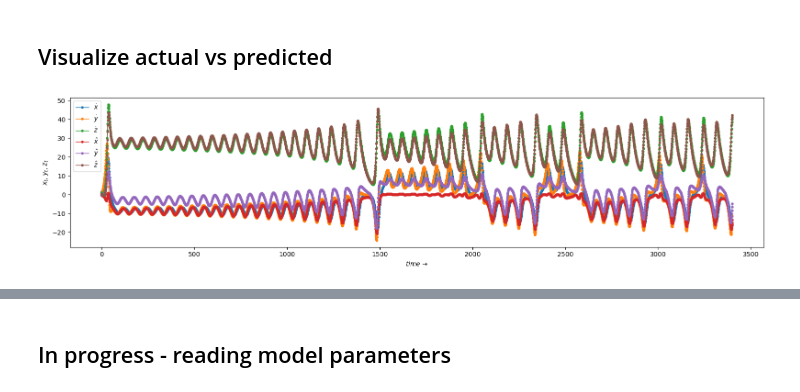
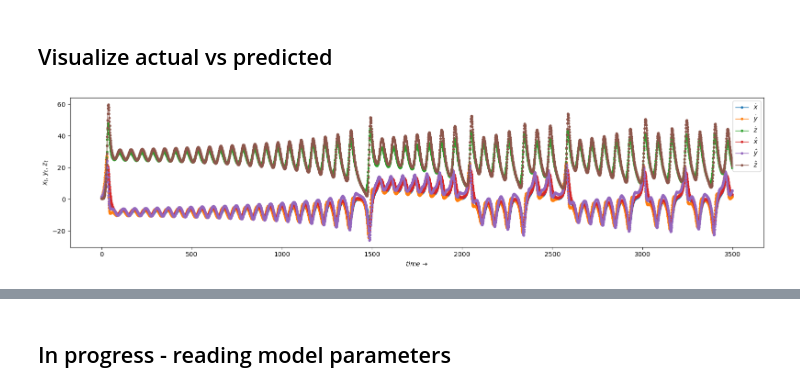
Before and after one commit to bartmarseille/iterate-torch-metal, a Jupyter notebook: iterate-lorentz-torch-meta.ipynb, the cells around one changed output, grey strips where cells are left out. Saved outputs shown, nothing was run; the diff lists cells and outputs as text; code cells hidden in the pictures.

```diff
--- a/iterate-lorentz-torch-meta.ipynb
+++ b/iterate-lorentz-torch-meta.ipynb
@@ -34,7 +34,7 @@ $$ \frac{dz}{dt} = x y - \beta z $$
 
 For his famous depiction of chaos, Lorenz used the values sigma = 10, beta = 8/3 and rho = 28. With these parameter values, the system exhibits deterministic chaos. It has a strange attractor with a fractal structure.
 # %%
-P = {'sigma': 10, 'beta': 8/3, 'rho': 28, 'dt': 0.01, 'n': 40}
+P = {'sigma': 10, 'beta': 8/3, 'rho': 28, 'dt': 0.01, 'n': 4000}
 V = [1.5, 0.6, 0.7]
 
 T = ode_utils.iterate(ode_utils.lorentz_ode, V, **P)
@@ -192,21 +160,21 @@ config = SimpleNamespace(
     # train model
     num_experiments=1,
     model_name="Model3N3",
-    num_hidden_units=8,
+    num_hidden_units=16,
 
     # train regime
     batch_size=256,
-    epochs=350,
+    epochs=50,
 
     # train data
     dataset="lorentz ode",
     map_name="lorentz_ode",
     parameters = {'sigma': 10, 'beta': 8/3, 'rho': 28, 'dt': 0.01},
-    num_samples = 400*256,
+    num_samples = 40*256,
 
     optimizer="Adam",
-    learning_rate=6e-2,
-    weight_decay=1e-8,
+    learning_rate=2e-2,
+    weight_decay=1e-6,
 
     # device
     device="mps",
@@ -218,7 +186,7 @@ config = SimpleNamespace(
 )
 
 device  = torch_utils.get_device()
-model, epoch_time, train_loss, train_accuracy = train(config, device, Tmin, Tmax)
+model, epoch_time, train_loss, train_accuracy = train(config, device)
 # %% [output]
 pytorch using device: mps
 # %% [markdown]
@@ -242,26 +208,28 @@ plt.show()
 # %%
 P = config.parameters
 x0 = [1.5, 0.6, 0.7]
 
-Y_dot = ode_utils.iterate(ode_utils.lorentz_ode, x0, n=35, **P)
+X = ode_utils.iterate(ode_utils.lorentz_ode, x0, n=3501, **P)
+Y_dot = X[1:,:]
+X = X[:-1,:]
 
-X_torch = torch.tensor(Y_dot, dtype=torch.float32).to(config.device)
+X_torch = torch.tensor(X, dtype=torch.float32).to(config.device)
 Y_hat = model(X_torch)
 Y_hat = Y_hat.cpu().detach().numpy()
 
 fig, ax1 = plt.subplots(1, 1, figsize=(16, 4))  #, gridspec_kw={'width_ratios': [3, 1]}, sharey=True)
 
 ax1.plot(Y_dot, marker='.', lw=1, label=['$\dot{x}$', '$\dot{y}$', '$\dot{z}$'])
 ax1.plot(Y_hat, marker='.', lw=1, label=['$\hat{x}$', '$\hat{y}$', '$\hat{z}$'])
 
 ax1.set_xlabel(f'$time$ $→$')
 ax1.set_ylabel(f'$x_t$, $y_t$, $z_t$')
 # ax1.legend(loc="upper left")
 ax1.legend()
 
 plt.tight_layout()
 # %% [output]
-[figure, old version]
+[figure, new version]
 # %%
 x_dot, y_dot, z_dot = tuple(Y_dot.T)
 x_hat, y_hat, z_hat = tuple(Y_hat.T)
```
Also changed, not shown: parts of 8 cells of this notebook, 2 other files.
